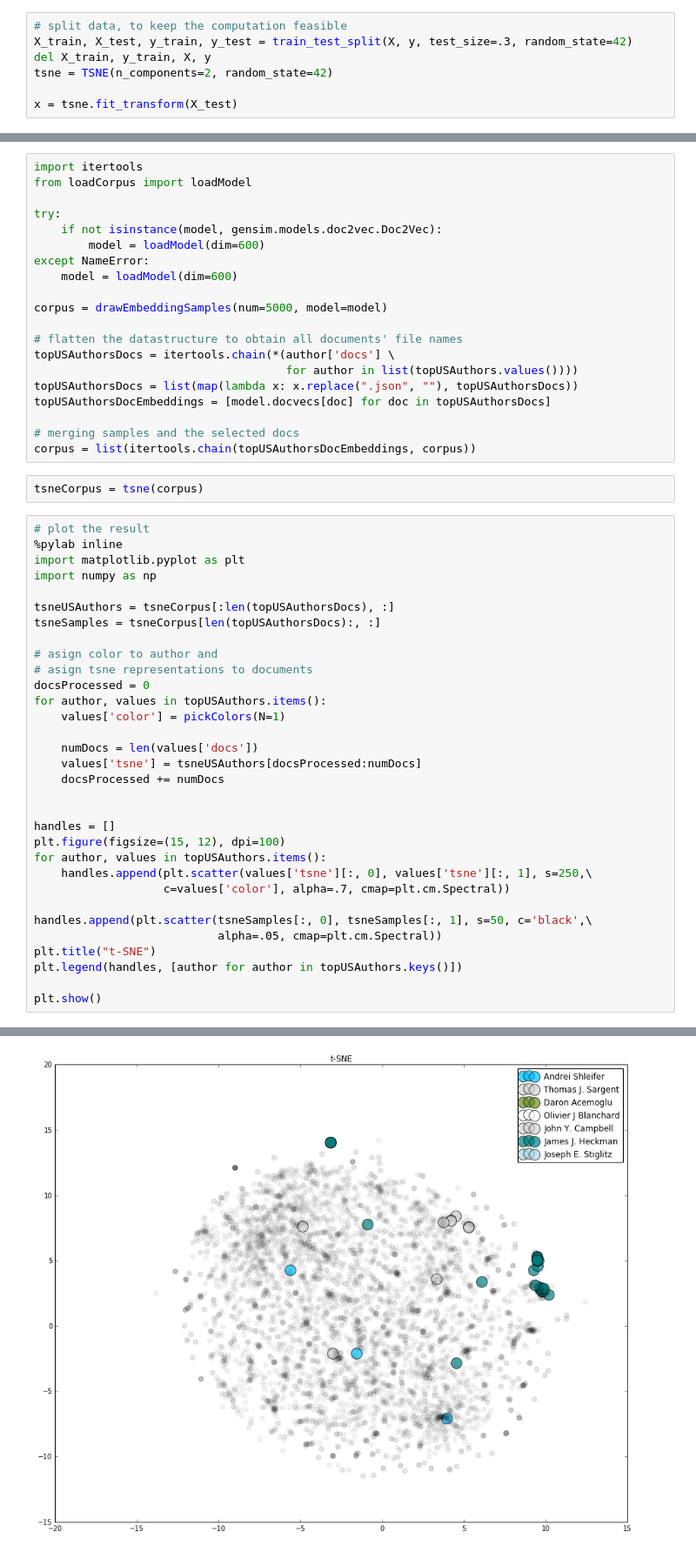
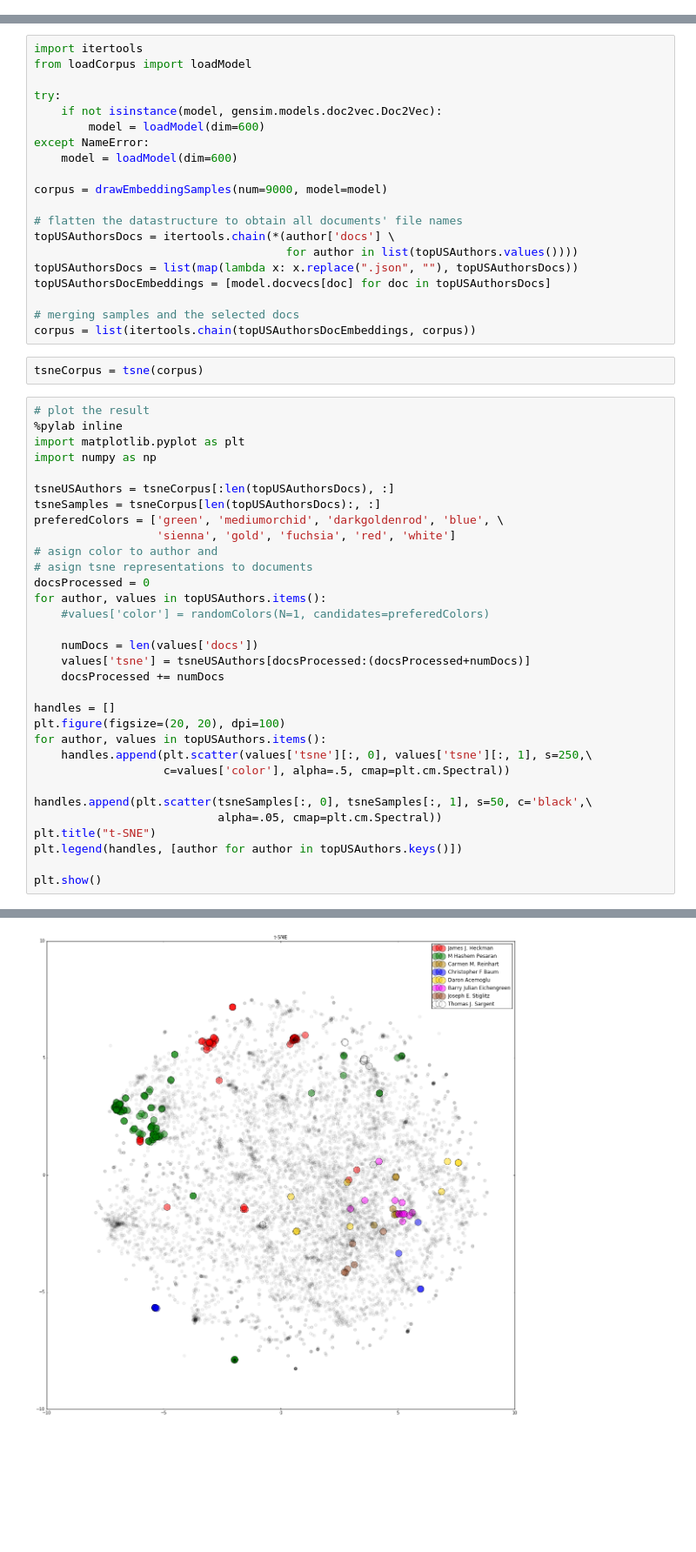
Before and after one commit to n-witt/econstorModelling, a Jupyter notebook: ThePaperYouShouldWrite.ipynb, the cells around one changed output, grey strips where cells are left out. Shown at 87% size. Drawn from its saved outputs; the diff is of its cells as text; blank space fills up the shorter version.

```diff
--- a/ThePaperYouShouldWrite.ipynb
+++ b/ThePaperYouShouldWrite.ipynb
@@ -174,7 +147,0 @@ INFO:root:corpus complete
-# %%
-# split data, to keep the computation feasible
-X_train, X_test, y_train, y_test = train_test_split(X, y, test_size=.3, random_state=42)
-del X_train, y_train, X, y
-tsne = TSNE(n_components=2, random_state=42)
-
-x = tsne.fit_transform(X_test)
@@ -325,7 +427,7 @@ try:
 except NameError:
     model = loadModel(dim=600)
 
-corpus = drawEmbeddingSamples(num=5000, model=model)
+corpus = drawEmbeddingSamples(num=9000, model=model)
 
 # flatten the datastructure to obtain all documents' file names
 topUSAuthorsDocs = itertools.chain(*(author['docs'] \
@@ -345,23 +447,23 @@ import numpy as np
 
 tsneUSAuthors = tsneCorpus[:len(topUSAuthorsDocs), :]
 tsneSamples = tsneCorpus[len(topUSAuthorsDocs):, :]
-
+preferedColors = ['green', 'mediumorchid', 'darkgoldenrod', 'blue', \
+                  'sienna', 'gold', 'fuchsia', 'red', 'white']
 # asign color to author and
 # asign tsne representations to documents
 docsProcessed = 0
 for author, values in topUSAuthors.items():
-    values['color'] = pickColors(N=1)
+    #values['color'] = randomColors(N=1, candidates=preferedColors)
 
     numDocs = len(values['docs'])
-    values['tsne'] = tsneUSAuthors[docsProcessed:numDocs]
+    values['tsne'] = tsneUSAuthors[docsProcessed:(docsProcessed+numDocs)]
     docsProcessed += numDocs
 
-
 handles = []
-plt.figure(figsize=(15, 12), dpi=100)
+plt.figure(figsize=(20, 20), dpi=100)
 for author, values in topUSAuthors.items():
     handles.append(plt.scatter(values['tsne'][:, 0], values['tsne'][:, 1], s=250,\
-                   c=values['color'], alpha=.7, cmap=plt.cm.Spectral))
+                   c=values['color'], alpha=.5, cmap=plt.cm.Spectral))
 
 handles.append(plt.scatter(tsneSamples[:, 0], tsneSamples[:, 1], s=50, c='black',\
                            alpha=.05, cmap=plt.cm.Spectral))
@@ -374 +478 @@ Populating the interactive namespace from numpy and matplotlib
-[figure, old version]
+[figure, new version]
```
Also changed, not shown: parts of 14 cells of this notebook, 1 other file.
